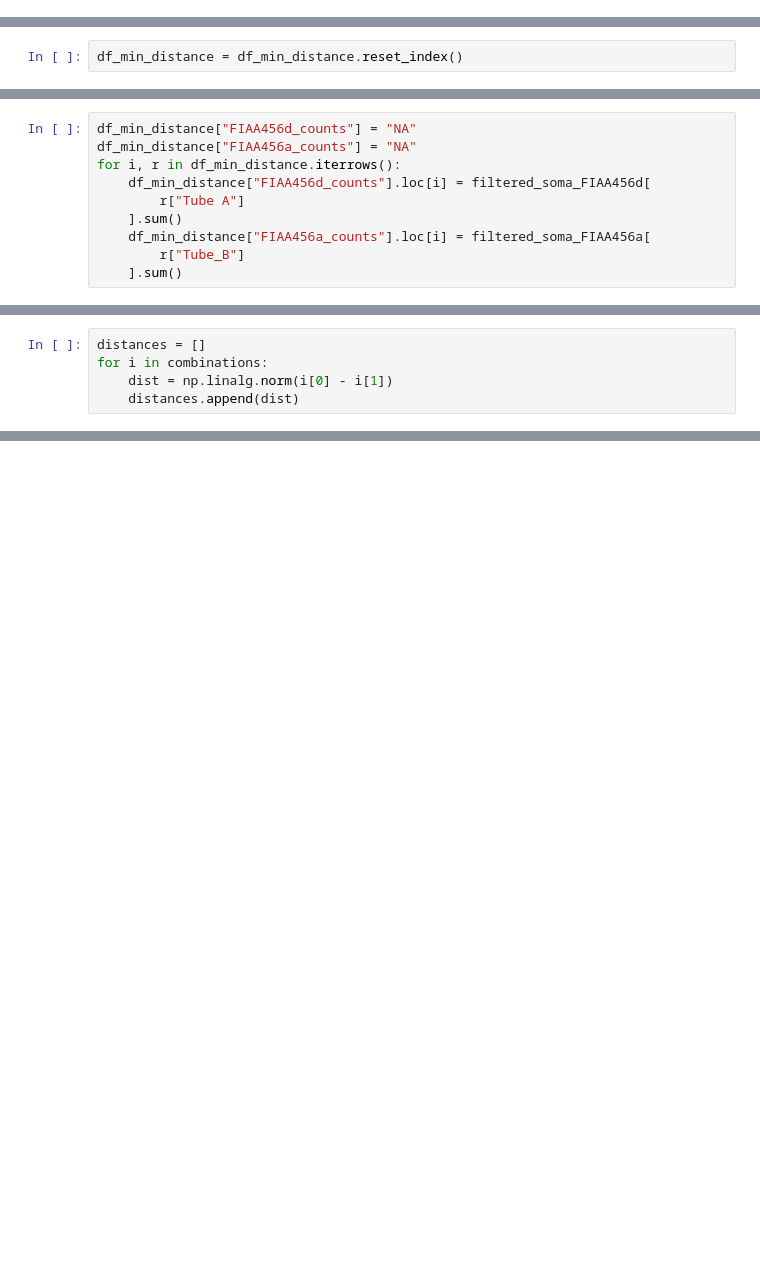
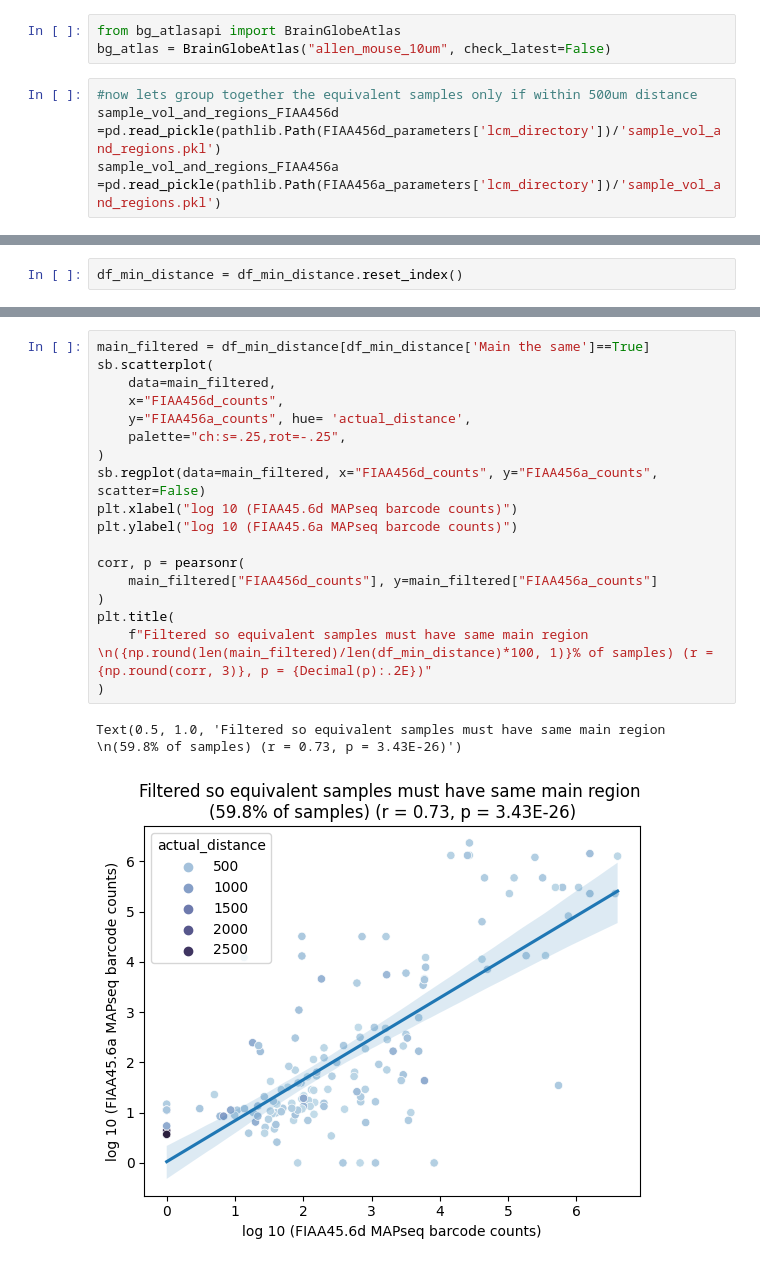
Before and after one commit to znamlab/MAPseq_processing, a Jupyter notebook: final_processing/initial_comp_FIAA456a_and_FIAA456d.ipynb, the cells around one changed output, grey strips where cells are left out. Cells and saved outputs as stored; diff of their text form; blank space fills up the shorter version.

```diff
--- a/final_processing/initial_comp_FIAA456a_and_FIAA456d.ipynb
+++ b/final_processing/initial_comp_FIAA456a_and_FIAA456d.ipynb
@@ -1089,0 +1194,7 @@ plt.title("Distribution of nearest distances between ROIs on different brains")
+# %%
+from bg_atlasapi import BrainGlobeAtlas
+bg_atlas = BrainGlobeAtlas("allen_mouse_10um", check_latest=False)
+# %%
+#now lets group together the equivalent samples only if within 500um distance
+sample_vol_and_regions_FIAA456d =pd.read_pickle(pathlib.Path(FIAA456d_parameters['lcm_directory'])/'sample_vol_and_regions.pkl')
+sample_vol_and_regions_FIAA456a =pd.read_pickle(pathlib.Path(FIAA456a_parameters['lcm_directory'])/'sample_vol_and_regions.pkl')
@@ -1094,10 +1276,0 @@ np.unique(ROI_3D_FIAA456a)
-# %%
-df_min_distance["FIAA456d_counts"] = "NA"
-df_min_distance["FIAA456a_counts"] = "NA"
-for i, r in df_min_distance.iterrows():
-    df_min_distance["FIAA456d_counts"].loc[i] = filtered_soma_FIAA456d[
-        r["Tube A"]
-    ].sum()
-    df_min_distance["FIAA456a_counts"].loc[i] = filtered_soma_FIAA456a[
-        r["Tube_B"]
-    ].sum()
@@ -1114,5 +1276,0 @@ distances
-# %%
-distances = []
-for i in combinations:
-    dist = np.linalg.norm(i[0] - i[1])
-    distances.append(dist)
@@ -1234,0 +1313,21 @@ FIAA456d_allen_comp[FIAA456d_allen_comp["MAPseq_counts_numeric"] > 5]
+# %%
+main_filtered = df_min_distance[df_min_distance['Main the same']==True]
+sb.scatterplot(
+    data=main_filtered,
+    x="FIAA456d_counts",
+    y="FIAA456a_counts", hue= 'actual_distance',
+    palette="ch:s=.25,rot=-.25",
+)
+sb.regplot(data=main_filtered, x="FIAA456d_counts", y="FIAA456a_counts", scatter=False)
+plt.xlabel("log 10 (FIAA45.6d MAPseq barcode counts)")
+plt.ylabel("log 10 (FIAA45.6a MAPseq barcode counts)")
+
+corr, p = pearsonr(
+    main_filtered["FIAA456d_counts"], y=main_filtered["FIAA456a_counts"]
+)
+plt.title(
+    f"Filtered so equivalent samples must have same main region \n({np.round(len(main_filtered)/len(df_min_distance)*100, 1)}% of samples) (r = {np.round(corr, 3)}, p = {Decimal(p):.2E})"
+)
+# %% [output]
+Text(0.5, 1.0, 'Filtered so equivalent samples must have same main region \n(59.8% of samples) (r = 0.73, p = 3.43E-26)')
+[figure, added]
```
Also changed, not shown: parts of 68 cells of this notebook, 1 other file.
